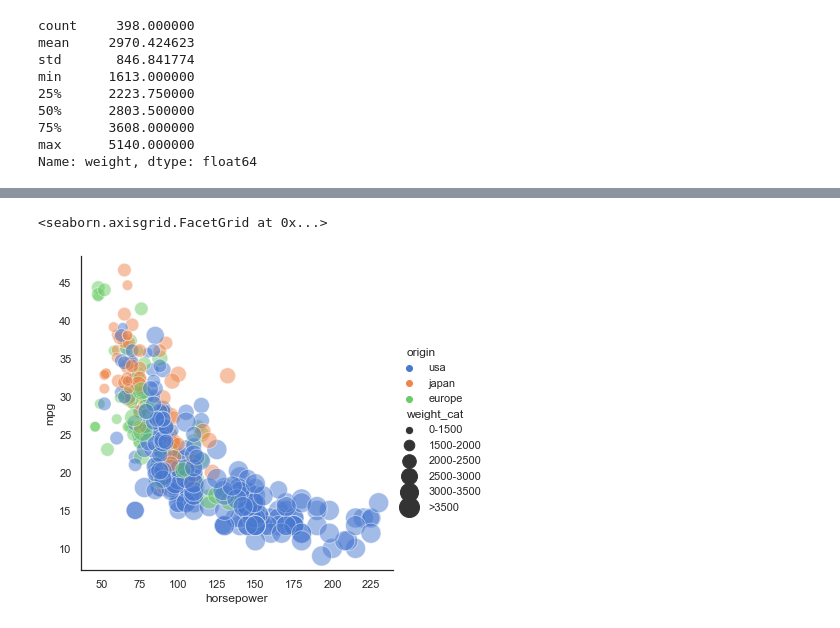
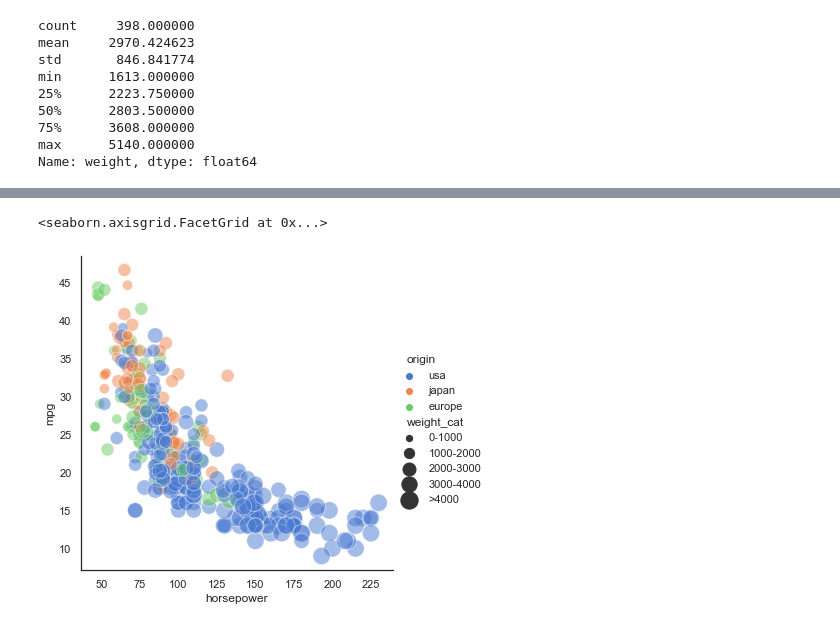
Before and after one commit to Fkaule/Daten-Visualisierung-mit-Python, a Jupyter notebook: seaborn-numerical-categorization.ipynb, the cells around one changed output, grey strips where cells are left out. Saved outputs shown, nothing was run; the diff lists cells and outputs as text; code cells hidden in the pictures.

```diff
--- a/seaborn-numerical-categorization.ipynb
+++ b/seaborn-numerical-categorization.ipynb
@@ -62,14 +92,6 @@ Der leichteste Weg ist die `pandas` Funktion `cut` dafür zu benutzen
 # %%
-import pandas as pd
-
-# Kategorien erstellen
-categories=[0,1500,2000,2500,3000,3500]
-cat_label=categories[1:] # beim Label wir der erste Wert entfernt (also hier die 0)
-mpg["weight_cat"] = pd.cut(mpg["weight"],categories,labels=cat_label)
-
-# Plot
-sns.relplot(x="horsepower", y="mpg", hue="origin", size="weight_cat",
-            sizes=(400, 40), alpha=.5, palette="muted",
-            height=5, data=mpg)
+categories=[0,1000,2000,3000,4000,5000]
+mpg["weight_cat"] = pd.cut(mpg["weight"],bins=categories)
+sns.relplot(x="horsepower", y="mpg", hue="origin", size="weight_cat",sizes=(400, 40), alpha=.5, palette="muted",height=5, data=mpg)
 # %% [output]
 <seaborn.axisgrid.FacetGrid at 0x...>
@@ -76,0 +103,5 @@ sns.relplot(x="horsepower", y="mpg", hue="origin", size="weight_cat",
+# %%
+categories=[0,1000,2000,3000,4000,5000]
+cat_label=["0-1000","1000-2000","2000-3000","3000-4000","4000-5000"]
+mpg["weight_cat"] = pd.cut(mpg["weight"],bins=categories, labels=cat_label)
+sns.relplot(x="horsepower", y="mpg", hue="origin", size="weight_cat",sizes=(400, 40), alpha=.5, palette="muted",height=5, data=mpg)
@@ -76,0 +115,5 @@ sns.relplot(x="horsepower", y="mpg", hue="origin", size="weight_cat",
+# %%
+categories=[1000,2000,3000]
+cat_label=["{0}-{1}".format(i, i + 1000) for i in categories][0:-1]
+mpg["weight_cat"] = pd.cut(mpg["weight"],bins=categories, labels=cat_label)
+mpg.loc[(mpg["weight"] <= 1000) | (mpg["weight"] >= 3000)]
@@ -76,0 +141,4 @@ sns.relplot(x="horsepower", y="mpg", hue="origin", size="weight_cat",
+# %%
+categories=4 # hier eigentlich Quantile
+mpg["weight_cat"] = pd.qcut(mpg["weight"],q=categories)
+sns.relplot(x="horsepower", y="mpg", hue="origin", size="weight_cat",sizes=(400, 40), alpha=.5, palette="muted",height=5, data=mpg)
@@ -83,7 +160,7 @@ sns.relplot(x="horsepower", y="mpg", hue="origin", size="weight_cat",
 4. im Plot wird mit size_order=categories die Reihenfolge festgelegt
 # %%
 # Schritte der Kategorien
-cat_steps=[0,1500,2000,2500,3000,3500]
+cat_steps=[0,1000,2000,3000,4000]
 
 # Funktion um in Kategorien einzuteilen
 def categorize(row,colname):
@@ -91,32 +168,32 @@ def categorize(row,colname):
     for i in cat_steps:
         k=k+1
         if k < len(cat_steps)-1:
             if (row[colname] >= cat_steps[k]) & (row[colname] < cat_steps[k+1]):
                 val = str(cat_steps[k])+"-"+str(cat_steps[k+1])
         else:
             if row[colname] >= cat_steps[k]:
                 val = ">"+str(cat_steps[k])
     return val
 
 # Kateogrien erstellen (für Legende)
 categories=[]
 k=-1
 for i in cat_steps:
     k=k+1
     if k < len(cat_steps)-1:
         categories.append(str(cat_steps[k])+"-"+str(cat_steps[k+1]))
     else:
         categories.append(">"+str(cat_steps[k]))
 
 
 # Neue Kategoriespalte anlegen mit selbst definierter Funktion
 mpg["weight_cat"] = mpg.apply(categorize, axis=1, args=["weight"])
 
 
 # Plot
 sns.relplot(x="horsepower", y="mpg", hue="origin", size="weight_cat",size_order=categories,
-            sizes=(400, 40), alpha=.5, palette="muted",
+            sizes=(300, 40), alpha=.5, palette="muted",
             height=5, data=mpg)
 # %% [output]
 <seaborn.axisgrid.FacetGrid at 0x...>
-[figure, old version]
+[figure, new version]
```
Also changed, not shown: parts of 25 cells of this notebook.
